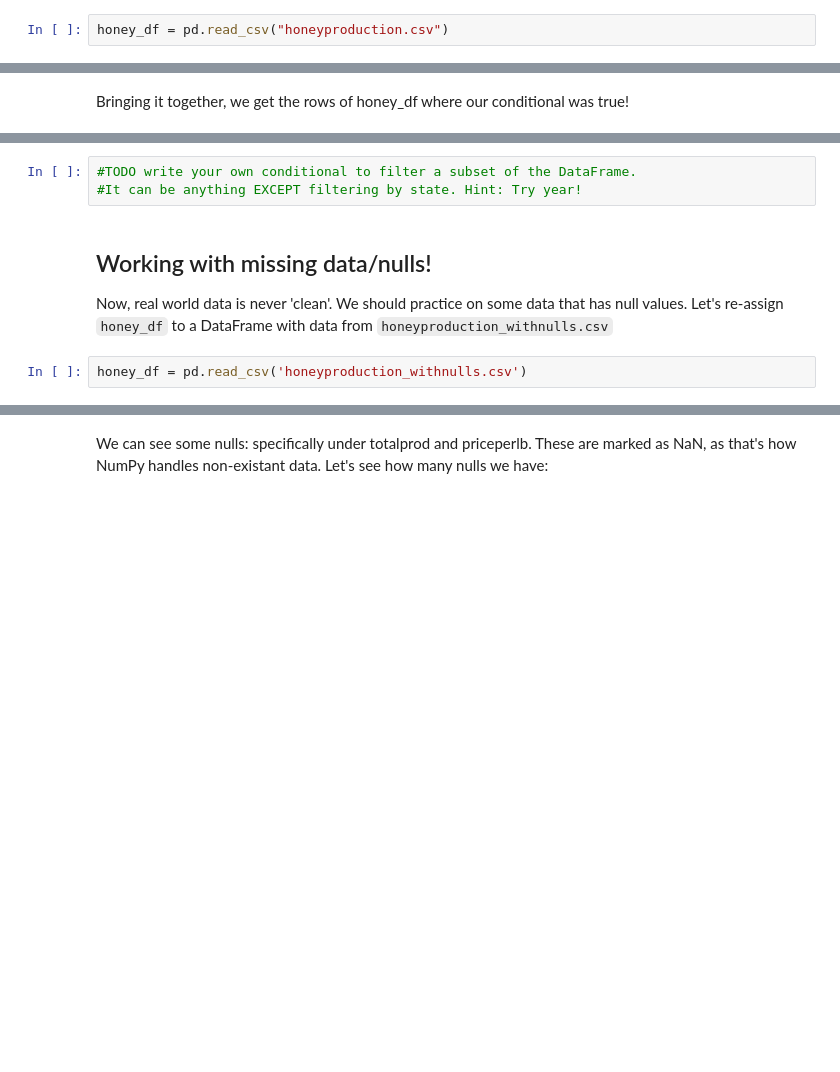
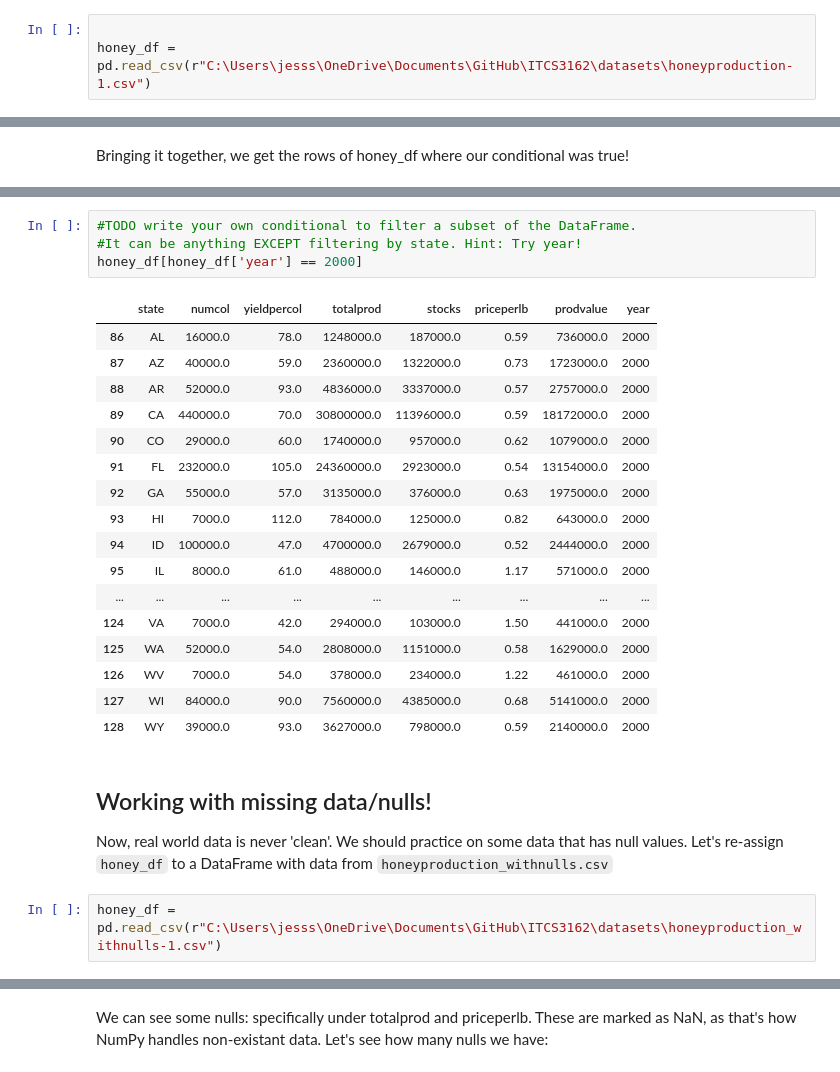
Before and after one commit to jess11233/ITCS3162, a Jupyter notebook: Exercise_-_Pandas_NumPy_Matplotlib-1.ipynb, the cells around one changed output, grey strips where cells are left out. Drawn from its saved outputs; the diff is of its cells as text; blank space fills up the shorter version.

```diff
--- a/Exercise_-_Pandas_NumPy_Matplotlib-1.ipynb
+++ b/Exercise_-_Pandas_NumPy_Matplotlib-1.ipynb
@@ -156,7 +190,8 @@ In this section, we'll be using the two csv files from canvas:
 # %% [markdown]
 Download the files from canvas and place them in the same folder as this notebook.
 # %%
-honey_df = pd.read_csv("honeyproduction.csv")
+
+honey_df = pd.read_csv(r"C:\Users\jesss\OneDrive\Documents\GitHub\ITCS3162\datasets\honeyproduction-1.csv")
 # %% [markdown]
 Now let's take a look at the first five rows. We can use .head() to display the "head"
 # %%
@@ -230,10 +426,29 @@ honey_df[honey_df['state'] == 'NC']
 # %%
 #TODO write your own conditional to filter a subset of the DataFrame.
 #It can be anything EXCEPT filtering by state. Hint: Try year!
+honey_df[honey_df['year'] == 2000]
+# %% [output]
+|  | state | numcol | yieldpercol | totalprod | stocks | priceperlb | prodvalue | year |
+| 86 | AL | 16000.0 | 78.0 | 1248000.0 | 187000.0 | 0.59 | 736000.0 | 2000 |
+| 87 | AZ | 40000.0 | 59.0 | 2360000.0 | 1322000.0 | 0.73 | 1723000.0 | 2000 |
+| 88 | AR | 52000.0 | 93.0 | 4836000.0 | 3337000.0 | 0.57 | 2757000.0 | 2000 |
+| 89 | CA | 440000.0 | 70.0 | 30800000.0 | 11396000.0 | 0.59 | 18172000.0 | 2000 |
+| 90 | CO | 29000.0 | 60.0 | 1740000.0 | 957000.0 | 0.62 | 1079000.0 | 2000 |
+| 91 | FL | 232000.0 | 105.0 | 24360000.0 | 2923000.0 | 0.54 | 13154000.0 | 2000 |
+| 92 | GA | 55000.0 | 57.0 | 3135000.0 | 376000.0 | 0.63 | 1975000.0 | 2000 |
+| 93 | HI | 7000.0 | 112.0 | 784000.0 | 125000.0 | 0.82 | 643000.0 | 2000 |
+| 94 | ID | 100000.0 | 47.0 | 4700000.0 | 2679000.0 | 0.52 | 2444000.0 | 2000 |
+| 95 | IL | 8000.0 | 61.0 | 488000.0 | 146000.0 | 1.17 | 571000.0 | 2000 |
+| ... | ... | ... | ... | ... | ... | ... | ... | ... |
+| 124 | VA | 7000.0 | 42.0 | 294000.0 | 103000.0 | 1.50 | 441000.0 | 2000 |
+| 125 | WA | 52000.0 | 54.0 | 2808000.0 | 1151000.0 | 0.58 | 1629000.0 | 2000 |
+| 126 | WV | 7000.0 | 54.0 | 378000.0 | 234000.0 | 1.22 | 461000.0 | 2000 |
+| 127 | WI | 84000.0 | 90.0 | 7560000.0 | 4385000.0 | 0.68 | 5141000.0 | 2000 |
+| 128 | WY | 39000.0 | 93.0 | 3627000.0 | 798000.0 | 0.59 | 2140000.0 | 2000 |
 # %% [markdown]
 ## Working with missing data/nulls!
 Now, real world data is never 'clean'. We should practice on some data that has null values. Let's re-assign `honey_df` to a DataFrame with data from `honeyproduction_withnulls.csv`
 # %%
-honey_df = pd.read_csv('honeyproduction_withnulls.csv')
+honey_df = pd.read_csv(r"C:\Users\jesss\OneDrive\Documents\GitHub\ITCS3162\datasets\honeyproduction_withnulls-1.csv")
 # %%
 honey_df.head()
```
Also changed, not shown: parts of 47 cells of this notebook, 1 other file.
